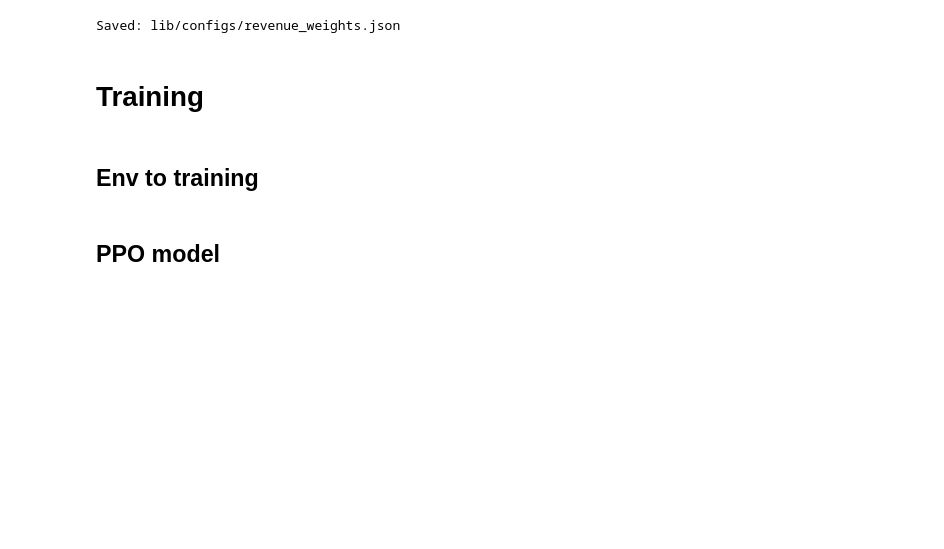
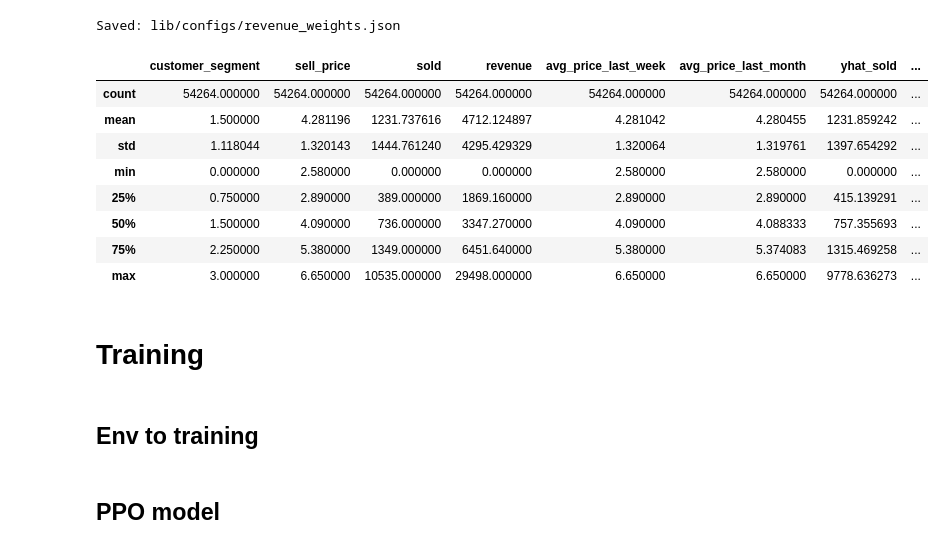
Before and after one commit to Fraanas/Master-DynamicPricing, a Jupyter notebook: d_pricing.ipynb, the cells around one changed output. Drawn from its saved outputs; the diff is of its cells as text; code cells hidden in the pictures; blank space fills up the shorter version.

```diff
--- a/d_pricing.ipynb
+++ b/d_pricing.ipynb
@@ -34,12 +36,25 @@ if torch.cuda.is_available():
     torch.cuda.manual_seed_all(SEED)
 # %%
 df = pd.read_csv('walmart_dynamic_pricing.csv')
+df["yhat_sold"] = df["yhat_sold"].clip(lower=0)
 # %%
 calculate_revenue_weights(df)
 # %% [output]
 Saved: lib/configs/revenue_weights.json
 # %%
 weights = RevenueWeights.from_json("./lib/configs/revenue_weights.json", default_weight=1.0, normalize=True)
+# %%
+df.describe()
+# %% [output]
+|  | customer_segment | sell_price | sold | revenue | avg_price_last_week | avg_price_last_month | yhat_sold | ... |
+| count | 54264.000000 | 54264.000000 | 54264.000000 | 54264.000000 | 54264.000000 | 54264.000000 | 54264.000000 | ... |
+| mean | 1.500000 | 4.281196 | 1231.737616 | 4712.124897 | 4.281042 | 4.280455 | 1231.859242 | ... |
+| std | 1.118044 | 1.320143 | 1444.761240 | 4295.429329 | 1.320064 | 1.319761 | 1397.654292 | ... |
+| min | 0.000000 | 2.580000 | 0.000000 | 0.000000 | 2.580000 | 2.580000 | 0.000000 | ... |
+| 25% | 0.750000 | 2.890000 | 389.000000 | 1869.160000 | 2.890000 | 2.890000 | 415.139291 | ... |
+| 50% | 1.500000 | 4.090000 | 736.000000 | 3347.270000 | 4.090000 | 4.088333 | 757.355693 | ... |
+| 75% | 2.250000 | 5.380000 | 1349.000000 | 6451.640000 | 5.380000 | 5.374083 | 1315.469258 | ... |
+| max | 3.000000 | 6.650000 | 10535.000000 | 29498.000000 | 6.650000 | 6.650000 | 9778.636273 | ... |
 # %% [markdown]
 # Training
 # %% [markdown]
```
Also changed, not shown: parts of 12 cells of this notebook, 5 other files.
